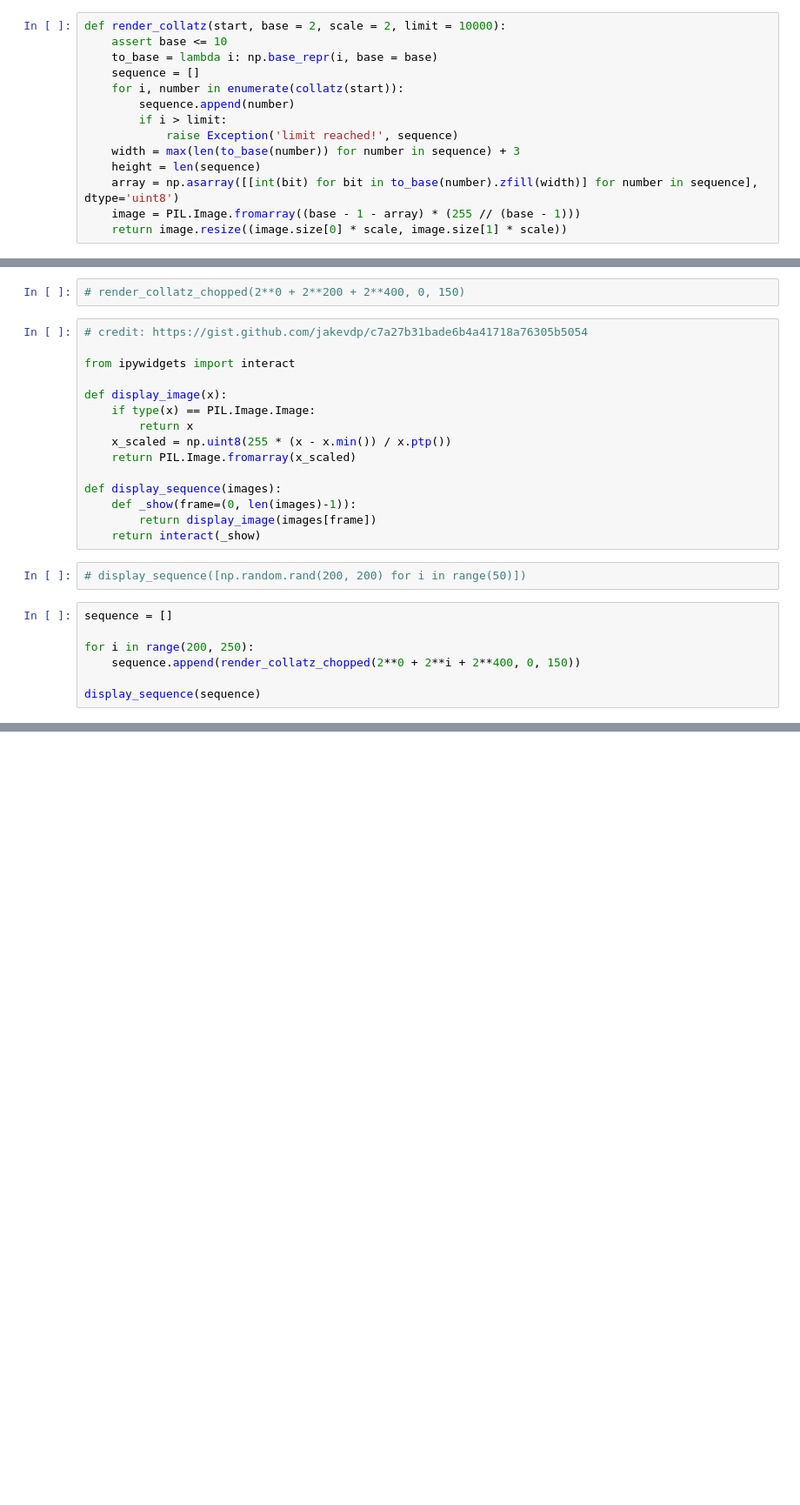
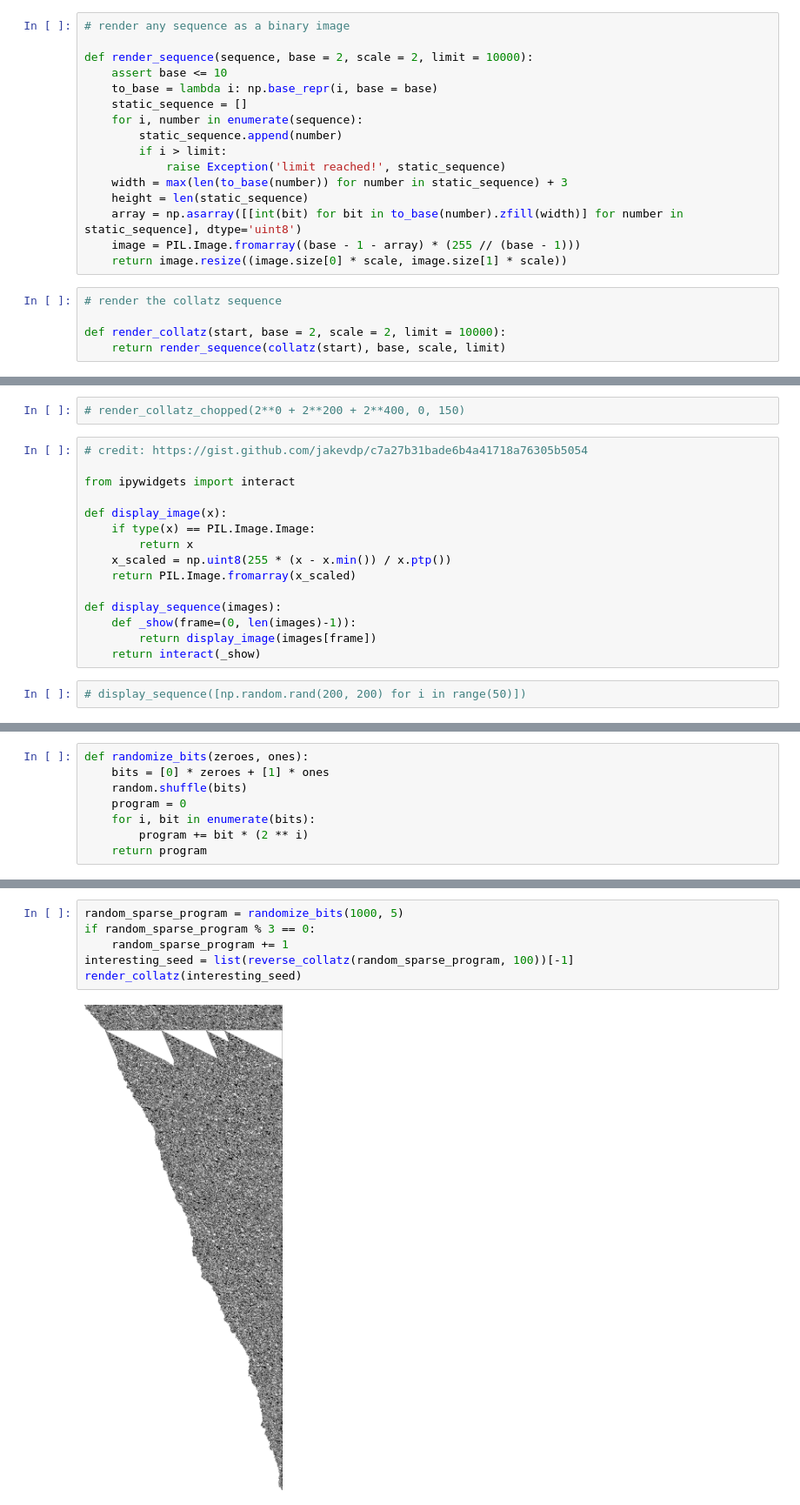
Before and after one commit to shariq/collatz, a Jupyter notebook: collatz.ipynb, the cells around one changed output, grey strips where cells are left out. Shown at 87% size. Saved outputs shown, nothing was run; the diff lists cells and outputs as text; blank space fills up the shorter version.

Commit message:
random stuff

```diff
--- a/collatz.ipynb
+++ b/collatz.ipynb
@@ -20,17 +24,24 @@ def collatz(number):
 import numpy as np
 import PIL.Image
 # %%
-def render_collatz(start, base = 2, scale = 2, limit = 10000):
+# render any sequence as a binary image
+
+def render_sequence(sequence, base = 2, scale = 2, limit = 10000):
     assert base <= 10
     to_base = lambda i: np.base_repr(i, base = base)
-    sequence = []
-    for i, number in enumerate(collatz(start)):
-        sequence.append(number)
+    static_sequence = []
+    for i, number in enumerate(sequence):
+        static_sequence.append(number)
         if i > limit:
-            raise Exception('limit reached!', sequence)
-    width = max(len(to_base(number)) for number in sequence) + 3
-    height = len(sequence)
-    array = np.asarray([[int(bit) for bit in to_base(number).zfill(width)] for number in sequence], dtype='uint8')
+            raise Exception('limit reached!', static_sequence)
+    width = max(len(to_base(number)) for number in static_sequence) + 3
+    height = len(static_sequence)
+    array = np.asarray([[int(bit) for bit in to_base(number).zfill(width)] for number in static_sequence], dtype='uint8')
     image = PIL.Image.fromarray((base - 1 - array) * (255 // (base - 1)))
     return image.resize((image.size[0] * scale, image.size[1] * scale))
+# %%
+# render the collatz sequence
+
+def render_collatz(start, base = 2, scale = 2, limit = 10000):
+    return render_sequence(collatz(start), base, scale, limit)
 # %%
@@ -75,10 +91,3 @@ def display_sequence(images):
     return interact(_show)
 # %%
 # display_sequence([np.random.rand(200, 200) for i in range(50)])
-# %%
-sequence = []
-
-for i in range(200, 250):
-    sequence.append(render_collatz_chopped(2**0 + 2**i + 2**400, 0, 150))
-
-display_sequence(sequence)
@@ -86,0 +264,8 @@ display_sequence(sequence)
+# %%
+def randomize_bits(zeroes, ones):
+    bits = [0] * zeroes + [1] * ones
+    random.shuffle(bits)
+    program = 0
+    for i, bit in enumerate(bits):
+        program += bit * (2 ** i)
+    return program
@@ -86,0 +482,8 @@ display_sequence(sequence)
+# %%
+random_sparse_program = randomize_bits(1000, 5)
+if random_sparse_program % 3 == 0:
+    random_sparse_program += 1
+interesting_seed = list(reverse_collatz(random_sparse_program, 100))[-1]
+render_collatz(interesting_seed)
+# %% [output]
+[figure, added]
```
Also changed, not shown: parts of 39 cells of this notebook.
